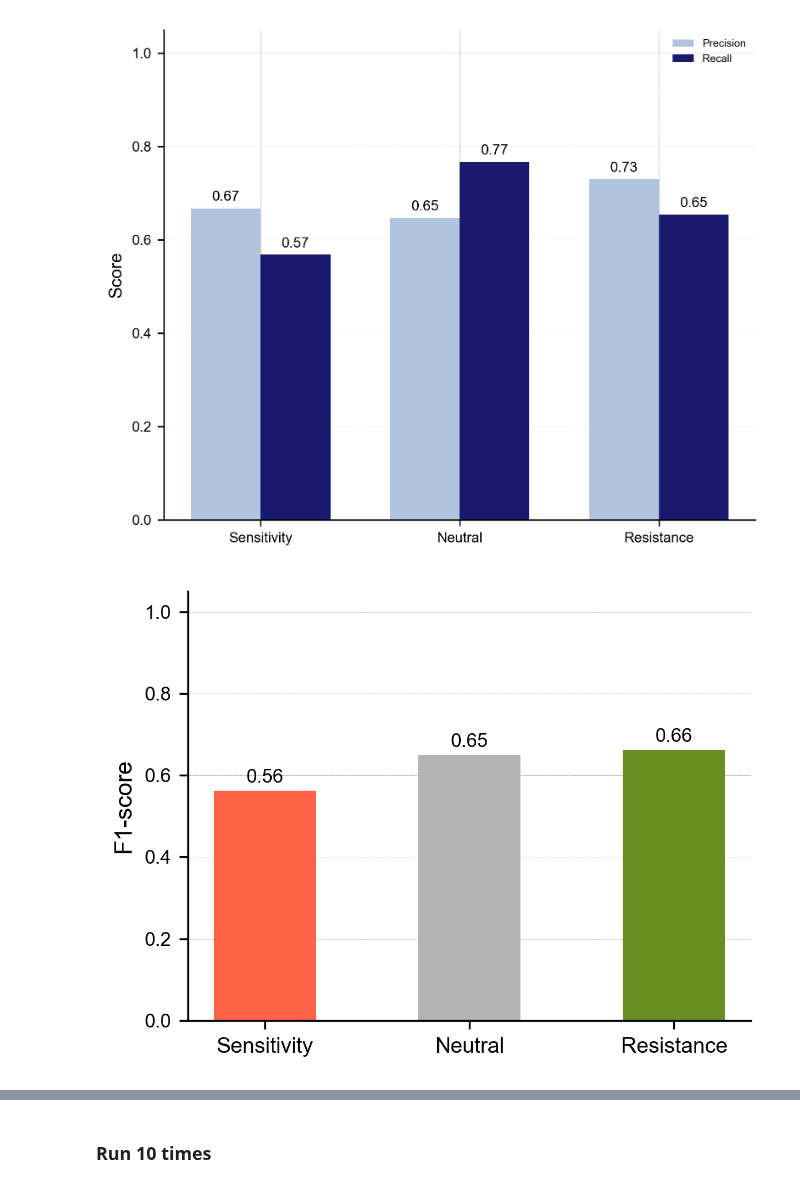
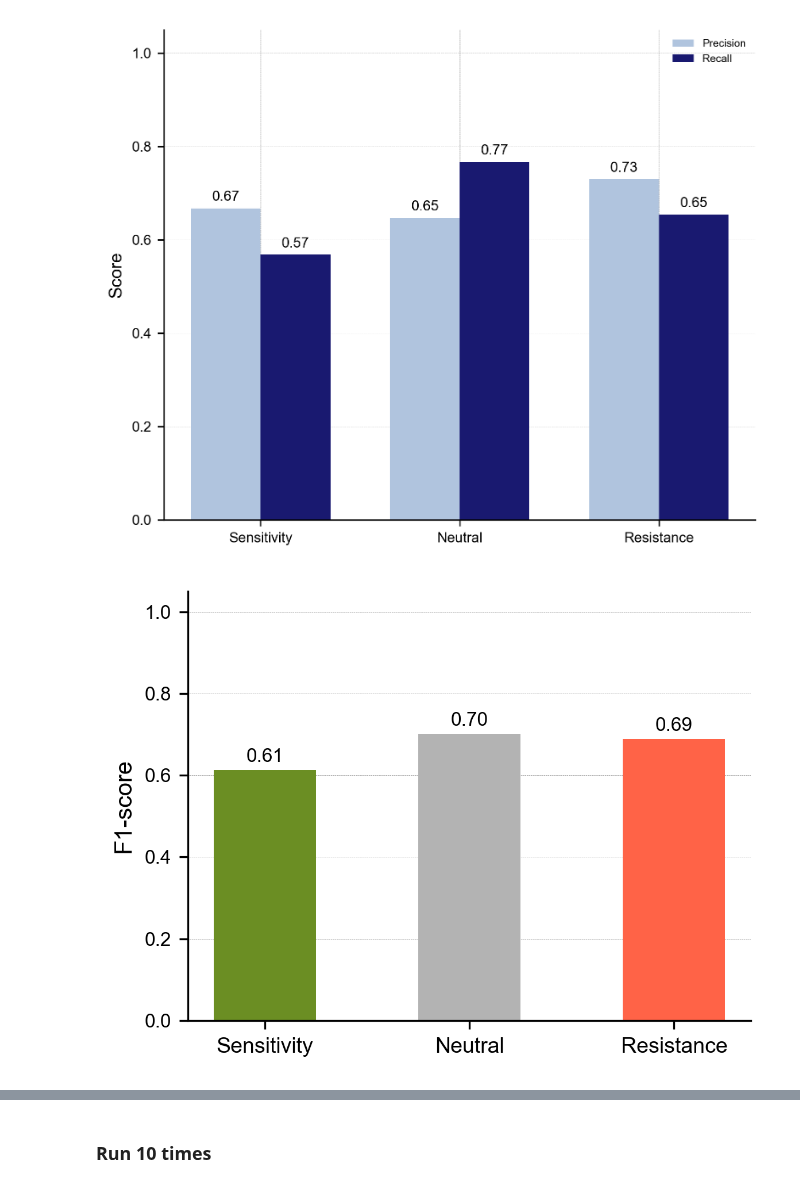
Before and after one commit to QuantitativeBiology/BECancerResistome, a Jupyter notebook: BECancerResistome/Prediction/Classifier_2.ipynb, the cells around one changed output, grey strips where cells are left out. Drawn from its saved outputs; the diff is of its cells as text; code cells hidden in the pictures.

Commit message:
ProtVar and classifier plots update

```diff
--- a/BECancerResistome/Prediction/Classifier_2.ipynb
+++ b/BECancerResistome/Prediction/Classifier_2.ipynb
@@ -20,7 +20,7 @@ pd.set_option('display.max_columns', None)
 # %% [markdown]
 # Load Data
 # %%
-annotated_plasmid_df = pd.read_csv("data/6_VEP/zscores-unambiguous-VEPannotated-processed-plasmid.csv")
+annotated_plasmid_df = pd.read_csv("data/8_Celular_Context/zscores-unambiguous-VEPannotated-processed-plasmid-with-gene-expression.csv")
 annotated_control_df = pd.read_csv("data/8_Celular_Context/zscores-unambiguous-VEPannotated-processed-control-with-gene-expression.csv")
 # %%
 # show columns
@@ -429,7 +381,7 @@ Proportion comparison (first 10 rows):
 #Define meta data columns to drop + include the gene expression column I don't want to test (raw or voom)
 meta_cols=[
     'Target Transcript ID', 'RefSeq match transcript (MANE Select)', 'Guide', 'Editor', 'Gene', 'Cell_Line','Drug', 'Amino Acid Edits',
-    'Class', 'zscore', 'Source', 'Gene_expression_raw_counts'
+    'Class', 'zscore', 'Source'
 ]
 
 #Split into features and labels
@@ -733,32 +634,32 @@ plt.show()
 # %%
 # Extract mean F1-scores from avg_report
 class_names = ["Sensitivity", "Neutral", "Resistance"]
 f1_means = [avg_report[c]["f1-score"] for c in class_names]
 
 x = np.arange(len(class_names))
 width = 0.5  # single bar width
-colors_bar = ["tomato", "#b3b3b3", "olivedrab"]
+colors_bar = ["olivedrab", "#b3b3b3","tomato"]
 plt.figure(figsize=(4, 3))
 bars = plt.bar(x, f1_means, width, color=colors_bar)
 
 # Add text labels
 for bar in bars:
     height = bar.get_height()
     plt.text(bar.get_x() + bar.get_width()/2, height + 0.01,
              f"{height:.2f}", ha='center', va='bottom', fontsize=8)
 
 # Labels and style
 plt.xticks(x, class_names, fontsize=9)
 plt.ylabel("F1-score", fontsize=10)
 plt.yticks(fontsize=8)
 #plt.title("Mean F1-score per Class (5-fold CV average)", fontsize=12)
 plt.ylim(0, 1.05)
 plt.grid(axis='y', linestyle='--', alpha=0.5)
 plt.grid(False, axis='x')
 plt.tight_layout()
 plt.show()
 # %% [output]
-[figure, old version]
+[figure, new version]
 # %%
 from sklearn.preprocessing import label_binarize
 from sklearn.metrics import precision_recall_curve, average_precision_score
```
Also changed, not shown: parts of 28 cells of this notebook, 2 other files.
